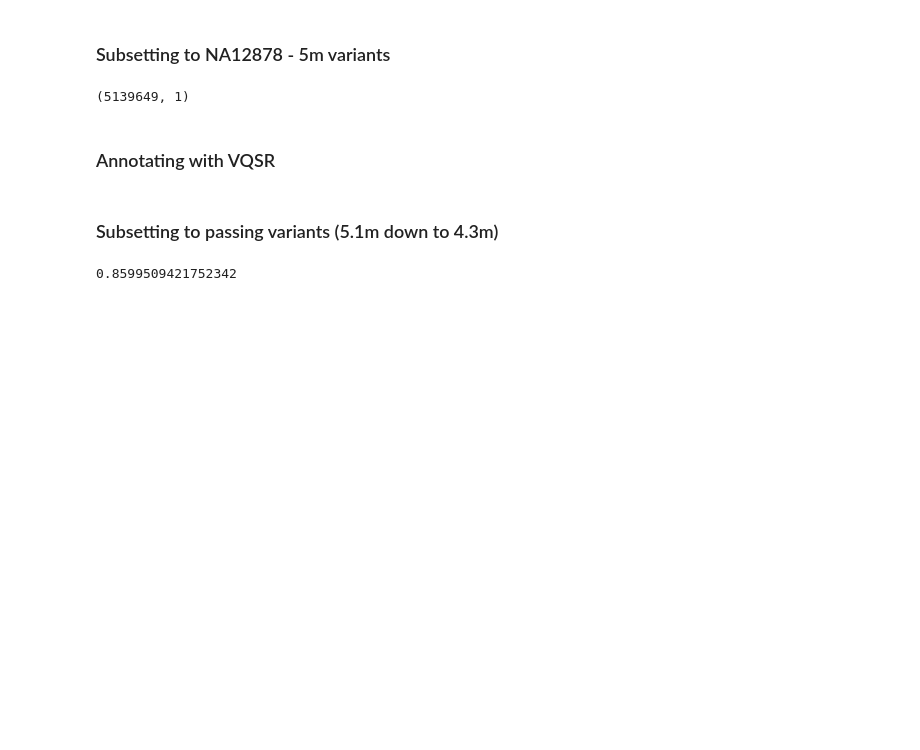
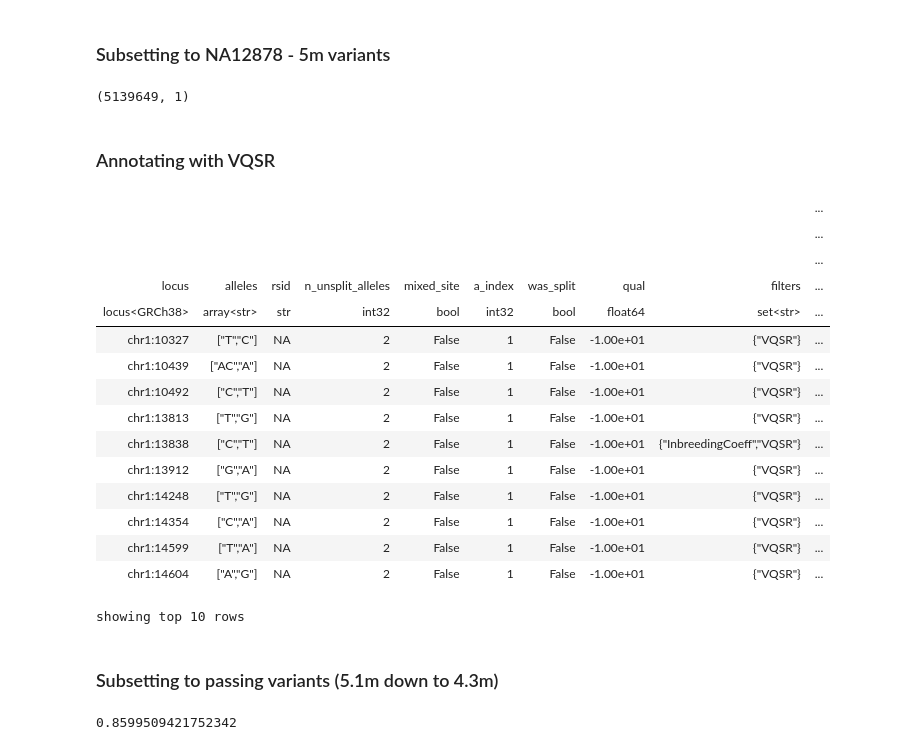
Before and after one commit to populationgenomics/joint-calling, a Jupyter notebook: notebooks/na12878-comp.ipynb, the cells around one changed output. Cells and saved outputs as stored; diff of their text form; code cells hidden in the pictures; blank space fills up the shorter version.

```diff
--- a/notebooks/na12878-comp.ipynb
+++ b/notebooks/na12878-comp.ipynb
@@ -297,6 +327,25 @@ mt.count()
 vqsr_ht = hl.read_table(vqsr_final_filter_ht_path)
 mt = mt.annotate_rows(**vqsr_ht[mt.row_key])
 mt = mt.annotate_globals(**vqsr_ht.index_globals())
+# %%
+mt.entries().show()
+# %% [output]
+|  |  |  |  |  |  |  |  |  | ... |
+|  |  |  |  |  |  |  |  |  | ... |
+|  |  |  |  |  |  |  |  |  | ... |
+| locus | alleles | rsid | n_unsplit_alleles | mixed_site | a_index | was_split | qual | filters | ... |
+| locus<GRCh38> | array<str> | str | int32 | bool | int32 | bool | float64 | set<str> | ... |
+| chr1:10327 | ["T","C"] | NA | 2 | False | 1 | False | -1.00e+01 | {"VQSR"} | ... |
+| chr1:10439 | ["AC","A"] | NA | 2 | False | 1 | False | -1.00e+01 | {"VQSR"} | ... |
+| chr1:10492 | ["C","T"] | NA | 2 | False | 1 | False | -1.00e+01 | {"VQSR"} | ... |
+| chr1:13813 | ["T","G"] | NA | 2 | False | 1 | False | -1.00e+01 | {"VQSR"} | ... |
+| chr1:13838 | ["C","T"] | NA | 2 | False | 1 | False | -1.00e+01 | {"InbreedingCoeff","VQSR"} | ... |
+| chr1:13912 | ["G","A"] | NA | 2 | False | 1 | False | -1.00e+01 | {"VQSR"} | ... |
+| chr1:14248 | ["T","G"] | NA | 2 | False | 1 | False | -1.00e+01 | {"VQSR"} | ... |
+| chr1:14354 | ["C","A"] | NA | 2 | False | 1 | False | -1.00e+01 | {"VQSR"} | ... |
+| chr1:14599 | ["T","A"] | NA | 2 | False | 1 | False | -1.00e+01 | {"VQSR"} | ... |
+| chr1:14604 | ["A","G"] | NA | 2 | False | 1 | False | -1.00e+01 | {"VQSR"} | ... |
+showing top 10 rows
 # %% [markdown]
 ### Subsetting to passing variants (5.1m down to 4.3m)
 # %%
```
Also changed, not shown: parts of 31 cells of this notebook.
